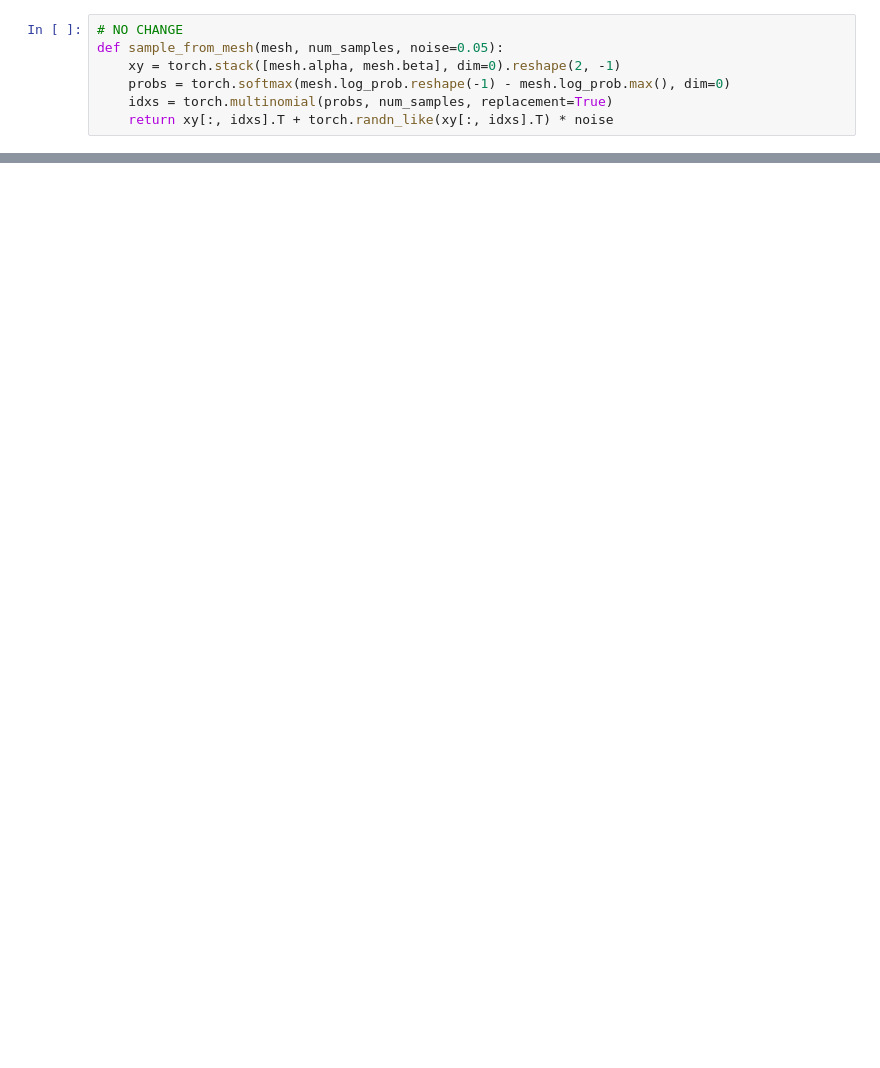
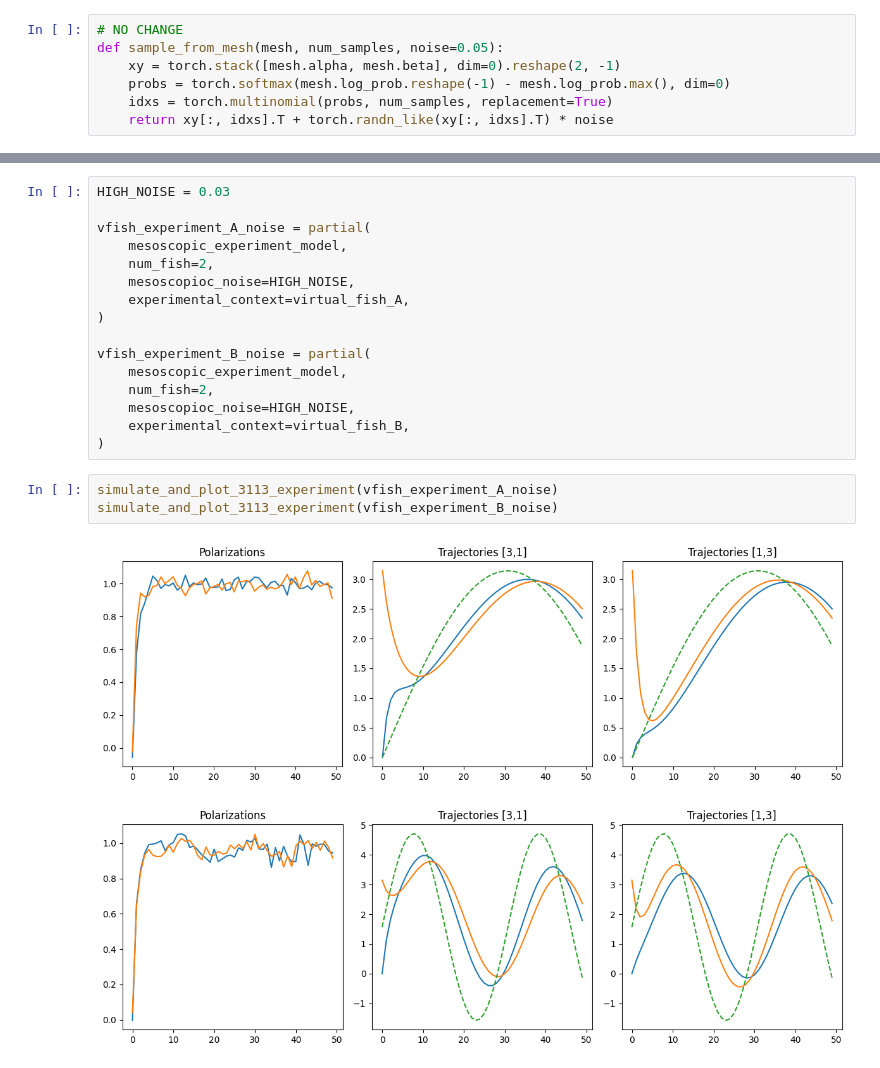
Before and after one commit to BasisResearch/chirho_diffeqpy, a Jupyter notebook: scratch/andys_notebook.ipynb, the cells around one changed output, grey strips where cells are left out. Saved outputs shown, nothing was run; the diff lists cells and outputs as text; blank space fills up the shorter version.

```diff
--- a/scratch/andys_notebook.ipynb
+++ b/scratch/andys_notebook.ipynb
@@ -201,0 +301,22 @@ YLIM = (0., 7.)
+# %%
+HIGH_NOISE = 0.03
+
+vfish_experiment_A_noise = partial(
+    mesoscopic_experiment_model,
+    num_fish=2,
+    mesoscopioc_noise=HIGH_NOISE,
+    experimental_context=virtual_fish_A,
+)
+
+vfish_experiment_B_noise = partial(
+    mesoscopic_experiment_model,
+    num_fish=2,
+    mesoscopioc_noise=HIGH_NOISE,
+    experimental_context=virtual_fish_B,
+)
+# %%
+simulate_and_plot_3113_experiment(vfish_experiment_A_noise)
+simulate_and_plot_3113_experiment(vfish_experiment_B_noise)
+# %% [output]
+[figure, added]
+[figure, added]
```
Also changed, not shown: parts of 51 cells of this notebook, 1 other file.
